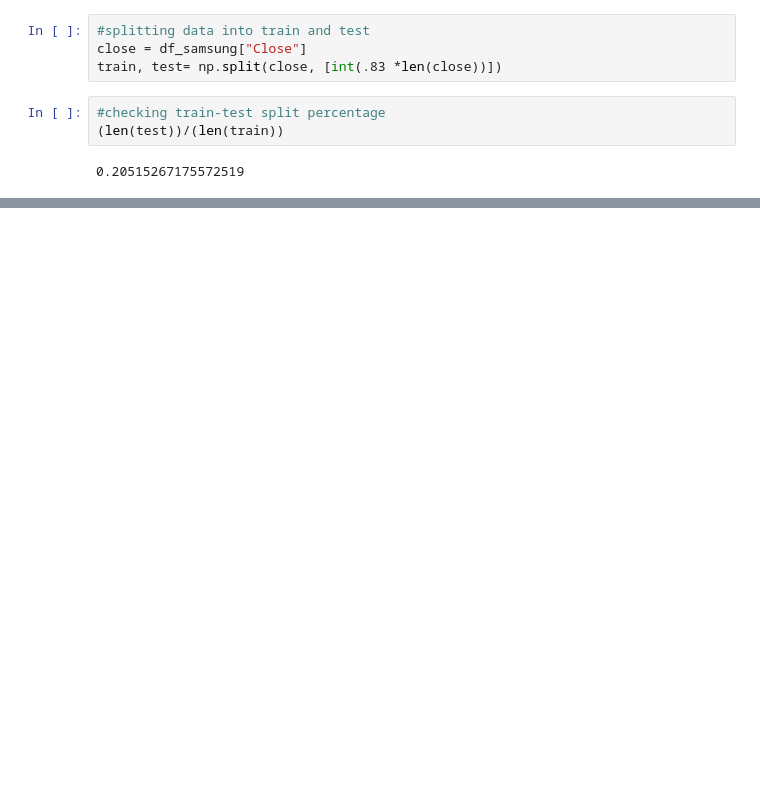
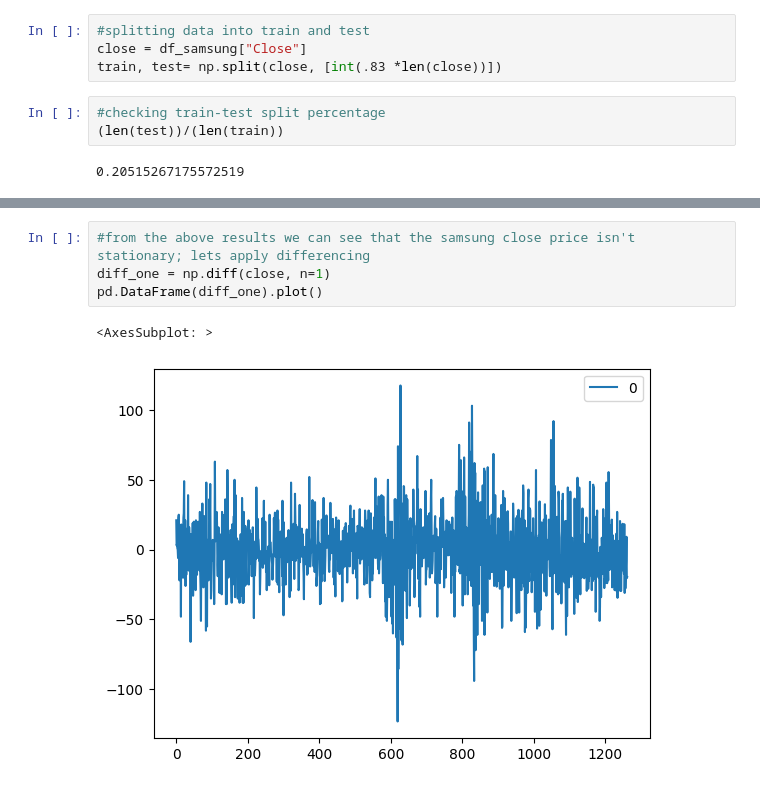
Before and after one commit to SrikarArepalli/Finance, a Jupyter notebook: SamsungElectronics.ipynb, the cells around one changed output, grey strips where cells are left out. Drawn from its saved outputs; the diff is of its cells as text; blank space fills up the shorter version.

```diff
--- a/SamsungElectronics.ipynb
+++ b/SamsungElectronics.ipynb
@@ -68,0 +81,7 @@ train, test= np.split(close, [int(.83 *len(close))])
+# %%
+#from the above results we can see that the samsung close price isn't stationary; lets apply differencing
+diff_one = np.diff(close, n=1)
+pd.DataFrame(diff_one).plot()
+# %% [output]
+<AxesSubplot: >
+[figure, added]
```
Also changed, not shown: parts of 9 cells of this notebook.
